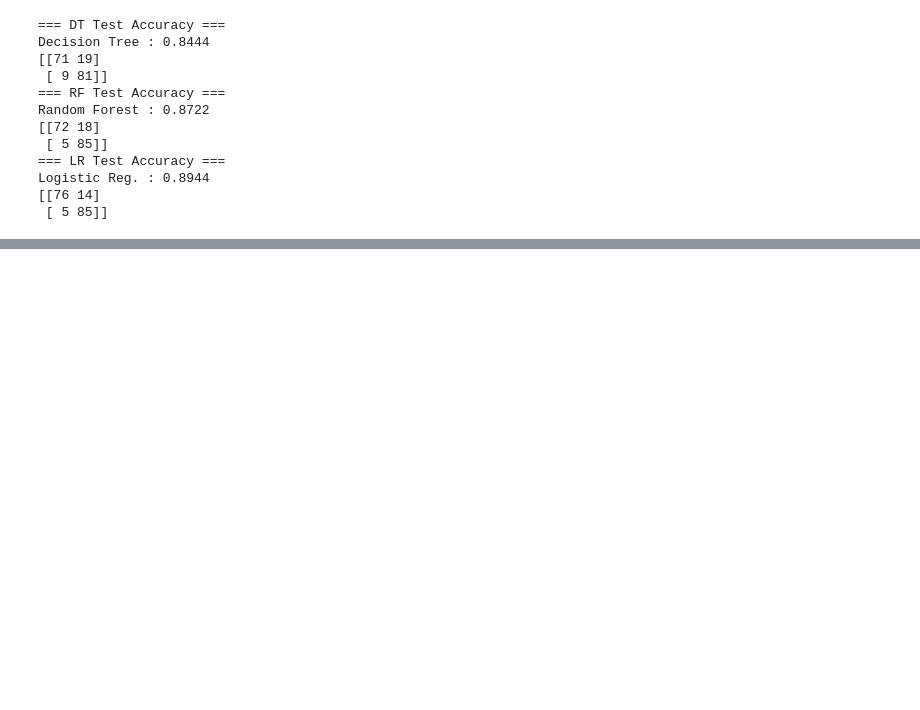
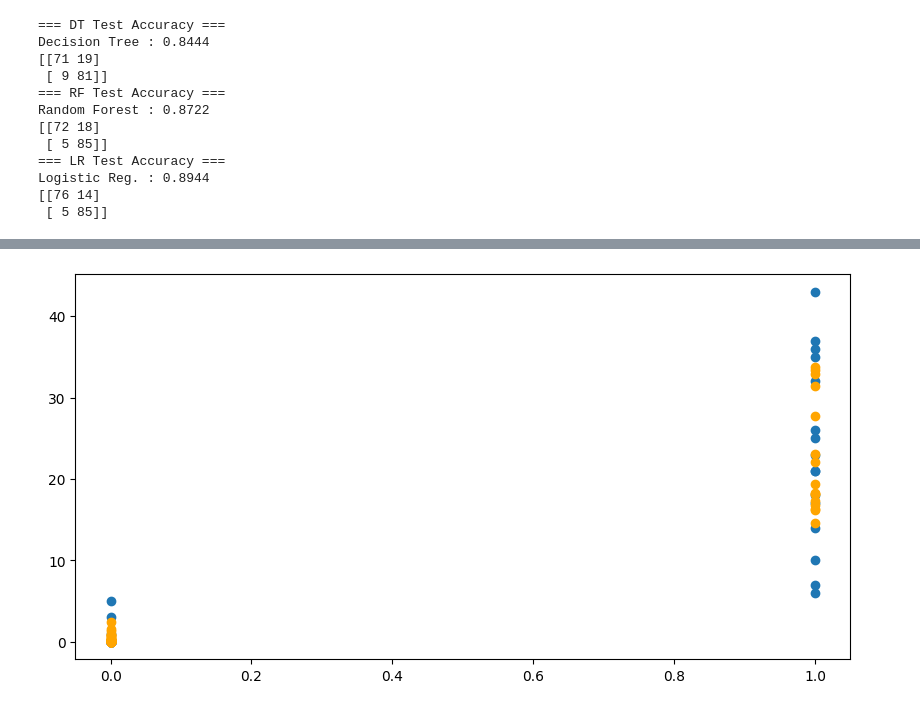
Before and after one commit to spenshark/Machine-Learning-Programming, a Jupyter notebook: week3/week3.ipynb, the cells around one changed output, grey strips where cells are left out. Saved outputs shown, nothing was run; the diff lists cells and outputs as text; code cells hidden in the pictures; blank space fills up the shorter version.

```diff
--- a/week3/week3.ipynb
+++ b/week3/week3.ipynb
@@ -257,0 +649,7 @@ Logistic Reg. : 0.8944
+# %%
+plt.figure(figsize=(10,5))
+plt.scatter(X_test['Sunshine'], y_test, label='y_test')
+plt.scatter(X_test['Sunshine'], rf_y_pred, c='orange', label='rf_y_pred')
+plt.show()
+# %% [output]
+[figure, added]
```
Also changed, not shown: parts of 28 cells of this notebook, 3 other files.
